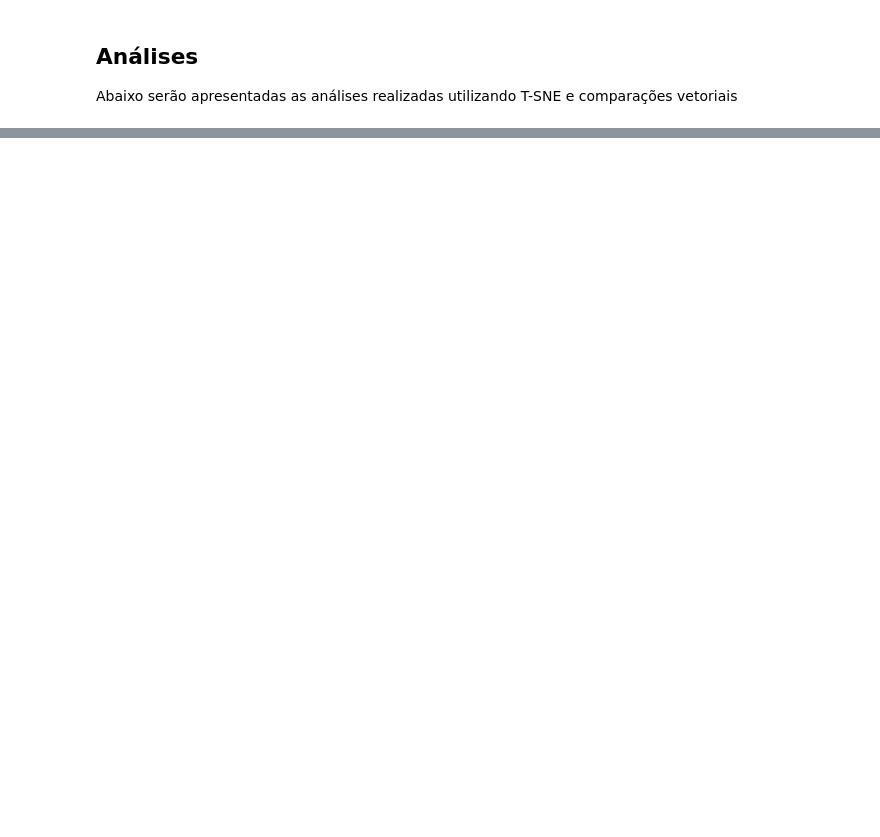
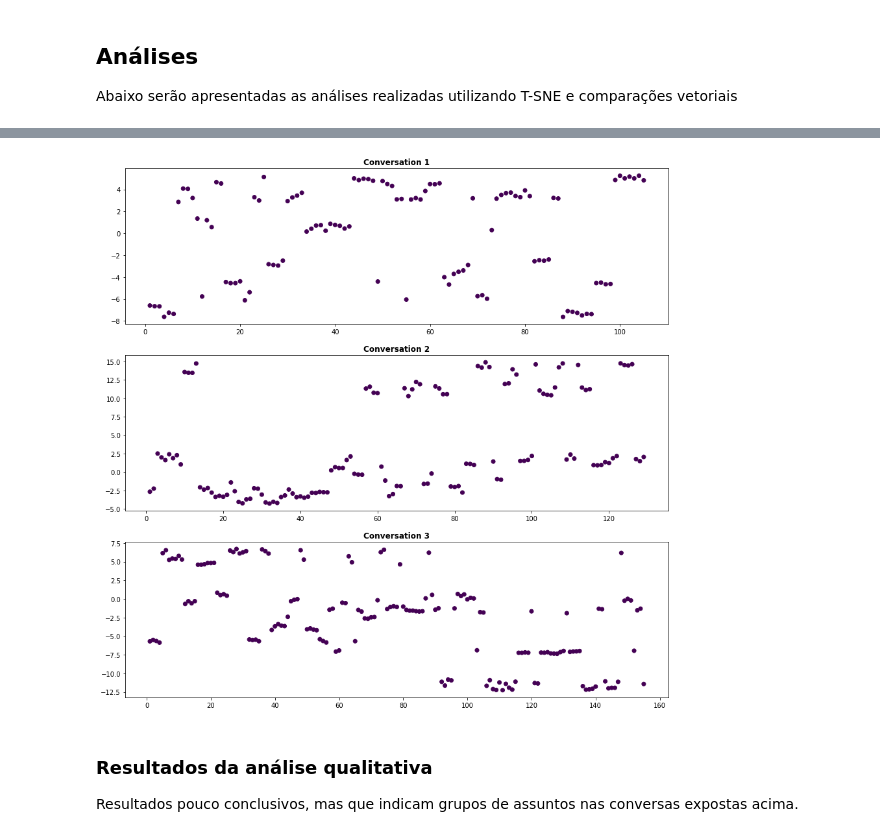
Before and after one commit to iperoyg/conversation-representation, a Jupyter notebook: DeepNLP_ProjetoFinal.ipynb, the cells around one changed output, grey strips where cells are left out. Cells and saved outputs as stored; diff of their text form; code cells hidden in the pictures; blank space fills up the shorter version.

```diff
--- a/DeepNLP_ProjetoFinal.ipynb
+++ b/DeepNLP_ProjetoFinal.ipynb
@@ -62,10 +184,10 @@ def get_for_plot(chunks, column_id="new_id", n_c = 2):
     #dim_reduction = tsne.fit_transform(dim_array[index-len(id_list2):index])
     dim_reduction = reducer.fit_transform(dim_array[index-len(id_list2):index])
     plots.append( (id_list2, time_list2, dim_reduction) )
-    tsne_results = tsne.fit_transform(n)
-    return plots, id_list, time_list, tsne_results
+    dim_results = tsne.fit_transform(dim_array)
+    return plots, id_list, time_list, dim_results
 # %%
-filtered_conversation_df = conversation_df[conversation_df["new_id"].isin([0,10,50,100])]
+filtered_conversation_df = conversation_df[conversation_df["new_id"].isin([0,50,100])]
 # %%
-plots1d, idl1, tl1, tsne1 = get_for_plot(filtered_conversation_df, "new_id", 1)
+plots1d, idl1, tl1, plot1full = get_for_plot(filtered_conversation_df, "new_id", 1)
 # %%
@@ -74,3 +196,21 @@ plots2d, idl2, tl2, tsne2 = get_for_plot(filtered_conversation_df, "new_id", 2)
 chunks_list = [x for x in conversation_df['doc2vec'].values]
 chunks_distances = [(spatial.distance.cosine(chunks_list[i], chunks_list[i+1])) for i in range(0, len(chunks_list)-1)]
 len(chunks_list)
+# %%
+f, ax = plt.subplots(3,figsize=(15,15))
+for i, plot in enumerate(plots1d):
+    id_list = plot[0]
+    time_list = plot[1]
+    tsne_results = plot[2]
+    ax[i].scatter(time_list, tsne_results[:,0], c=id_list, cmap="viridis")
+    ax[i].set_title("Conversation " + str(i+1), fontweight='bold')
+  #display(f)
+
+#ax[3].scatter(tsne1[:,0], tsne1[:,0], c=idl1, cmap="viridis")
+#ax[3].set_title("Conversations", fontweight='bold')
+#display(f)
+# %% [output]
+[figure, added]
+# %% [markdown]
+### Resultados da análise qualitativa
+Resultados pouco conclusivos, mas que indicam grupos de assuntos nas conversas expostas acima.
```
Also changed, not shown: parts of 29 cells of this notebook, 3 other files.
